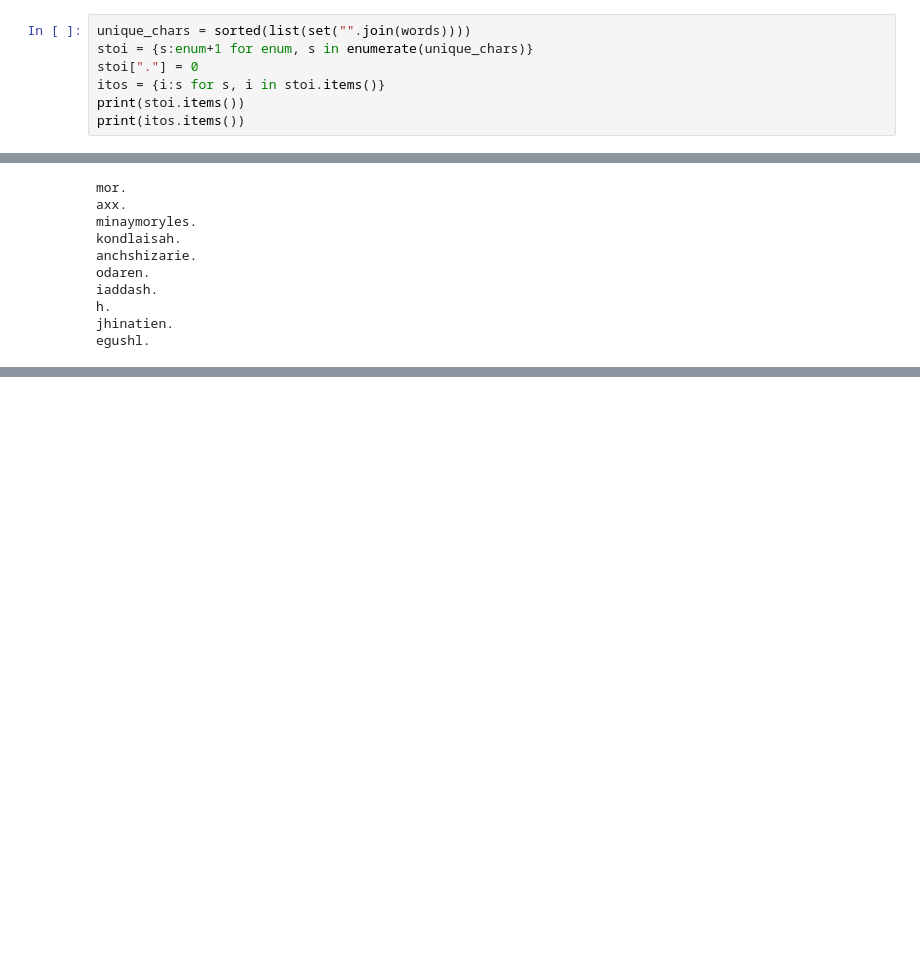
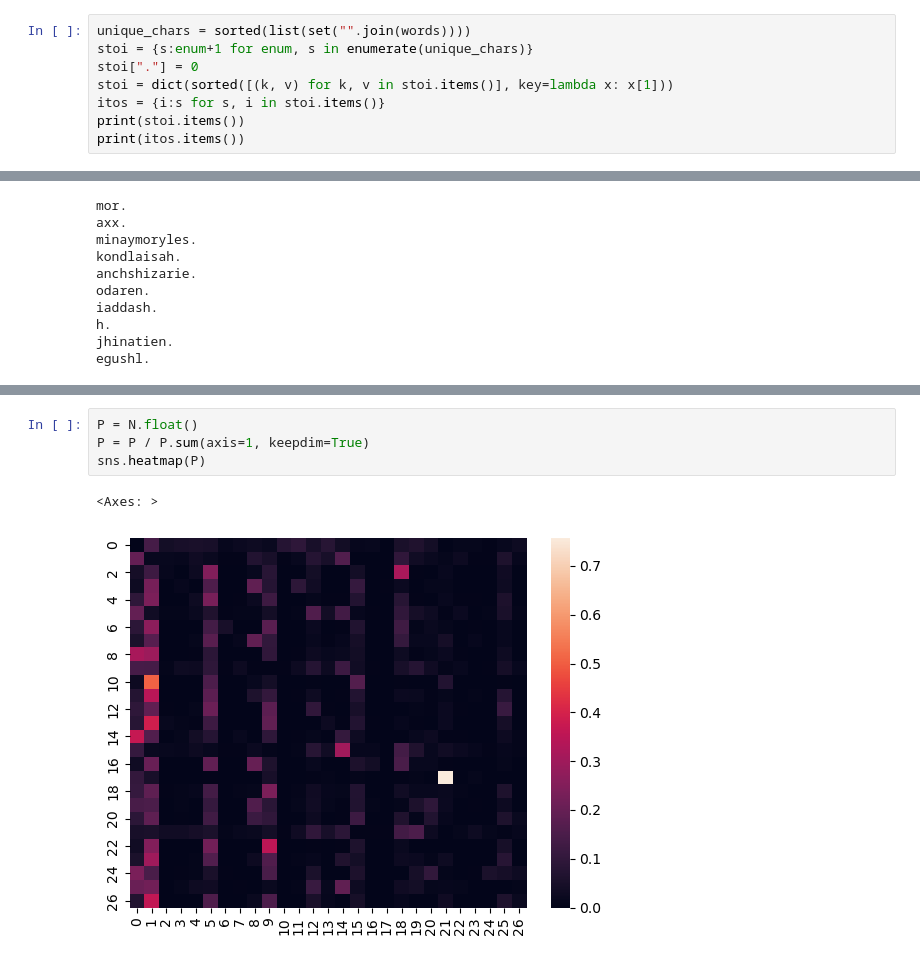
Before and after one commit to Laz4rz/NLP-models, a Jupyter notebook: main.ipynb, the cells around one changed output, grey strips where cells are left out. Drawn from its saved outputs; the diff is of its cells as text; blank space fills up the shorter version.

```diff
--- a/main.ipynb
+++ b/main.ipynb
@@ -108,6 +108,7 @@ Having \<S\> and \<E\> as distinct special characters is in accordance with good
 unique_chars = sorted(list(set("".join(words))))
 stoi = {s:enum+1 for enum, s in enumerate(unique_chars)}
 stoi["."] = 0
+stoi = dict(sorted([(k, v) for k, v in stoi.items()], key=lambda x: x[1]))
 itos = {i:s for s, i in stoi.items()}
 print(stoi.items())
 print(itos.items())
@@ -171,0 +210,7 @@ egushl.
+# %%
+P = N.float()
+P = P / P.sum(axis=1, keepdim=True)
+sns.heatmap(P)
+# %% [output]
+<Axes: >
+[figure, added]
```
Also changed, not shown: parts of 8 cells of this notebook.
